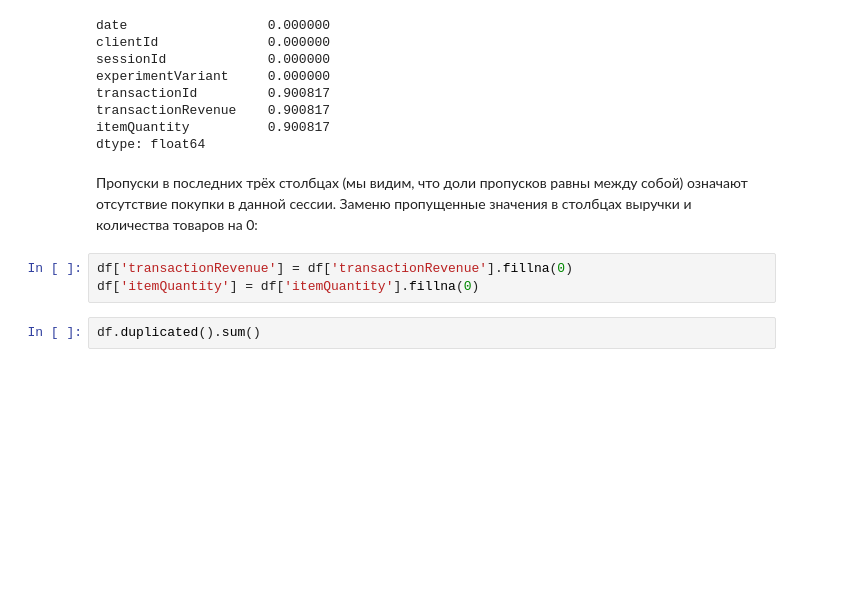
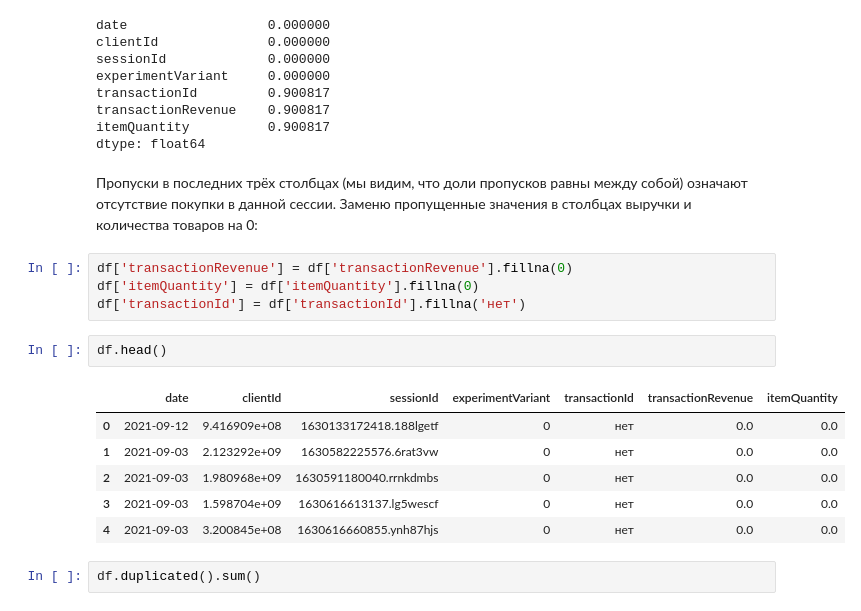
Before and after one commit to AlinaTyub/Data_analyst, a Jupyter notebook: aabb_conversion.ipynb, the cells around one changed output. Cells and saved outputs as stored; diff of their text form; blank space fills up the shorter version.

```diff
--- a/aabb_conversion.ipynb
+++ b/aabb_conversion.ipynb
@@ -50,6 +50,16 @@ dtype: float64
 # %%
 df['transactionRevenue'] = df['transactionRevenue'].fillna(0)
 df['itemQuantity'] = df['itemQuantity'].fillna(0)
+df['transactionId'] = df['transactionId'].fillna('нет')
+# %%
+df.head()
+# %% [output]
+|  | date | clientId | sessionId | experimentVariant | transactionId | transactionRevenue | itemQuantity |
+| 0 | 2021-09-12 | 9.416909e+08 | 1630133172418.188lgetf | 0 | нет | 0.0 | 0.0 |
+| 1 | 2021-09-03 | 2.123292e+09 | 1630582225576.6rat3vw | 0 | нет | 0.0 | 0.0 |
+| 2 | 2021-09-03 | 1.980968e+09 | 1630591180040.rrnkdmbs | 0 | нет | 0.0 | 0.0 |
+| 3 | 2021-09-03 | 1.598704e+09 | 1630616613137.lg5wescf | 0 | нет | 0.0 | 0.0 |
+| 4 | 2021-09-03 | 3.200845e+08 | 1630616660855.ynh87hjs | 0 | нет | 0.0 | 0.0 |
 # %%
 df.duplicated().sum()
 # %% [output]
```
Also changed, not shown: parts of 11 cells of this notebook.
